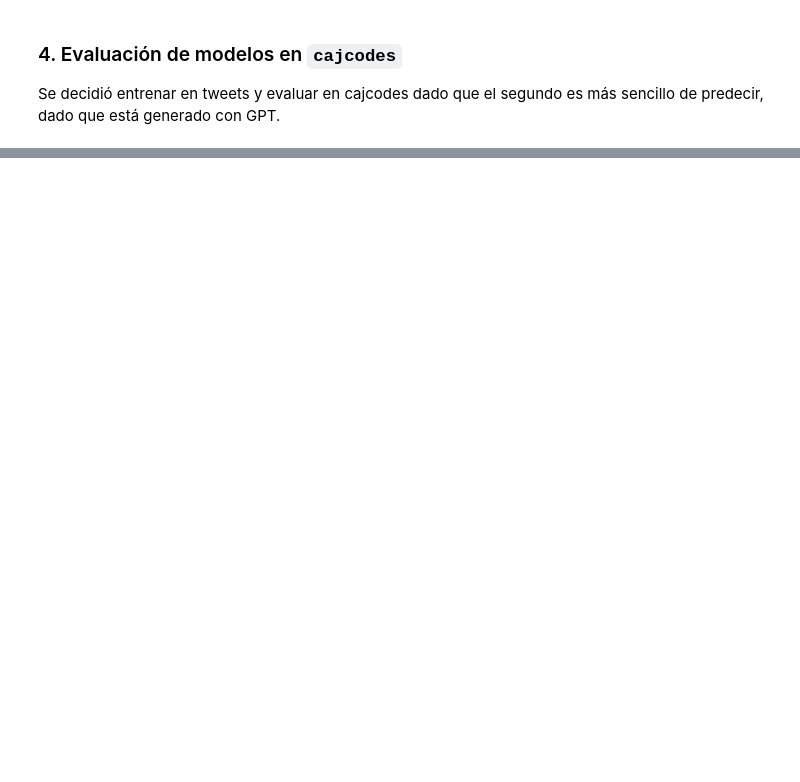
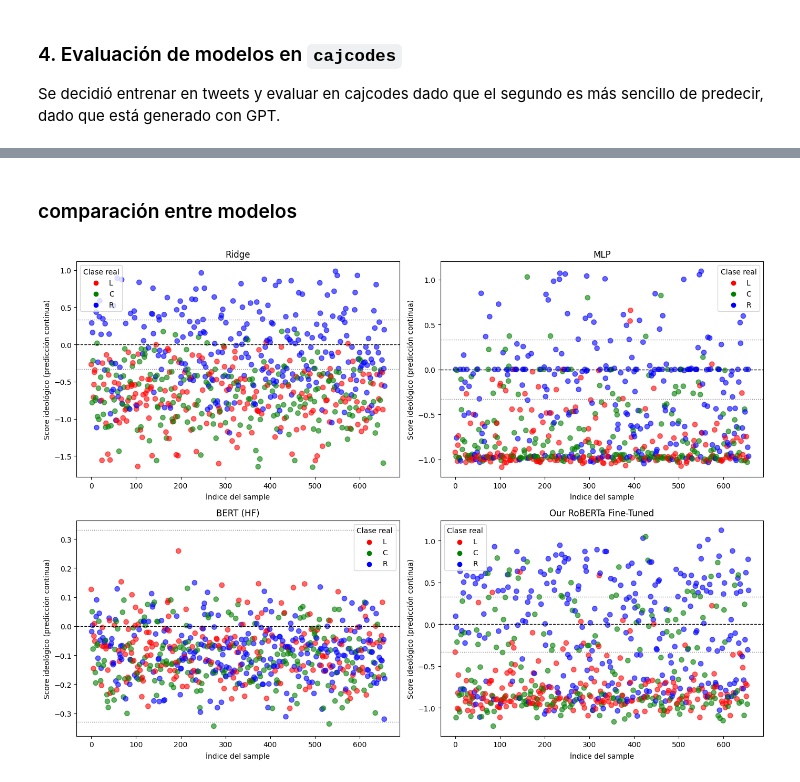
Before and after one commit to Larraguibel/inclinacion_politica, a Jupyter notebook: notebooks/regression.ipynb, the cells around one changed output, grey strips where cells are left out. Cells and saved outputs as stored; diff of their text form; code cells hidden in the pictures; blank space fills up the shorter version.

```diff
--- a/notebooks/regression.ipynb
+++ b/notebooks/regression.ipynb
@@ -308,0 +252,4 @@ weighted avg       0.47      0.45      0.37       657
+# %%
+tokenizer_bert = AutoTokenizer.from_pretrained("bert-base-cased")
+bert_model = AutoModelForSequenceClassification.from_pretrained("bucketresearch/politicalBiasBERT")
+bert_model.eval()
@@ -308,0 +284,14 @@ weighted avg       0.47      0.45      0.37       657
+# %%
+y_true = np.array([label_map[v] for v in cajcodes["label"].values])
+texts = cajcodes["text"].tolist()
+
+y_pred_bert, y_probs = political_score_batch(texts)
+mae_bert = mean_absolute_error(y_true, y_pred_bert)
+r2_bert = r2_score(y_true, y_pred_bert)
+mae_class_bert = mae_por_class(y_true, y_pred_bert)
+
+print("\n=== Pretrained BERT (HF) en cajcodes ===")
+print(f"MAE global: {mae_bert:.4f}")
+print(f"R^2 global: {r2_bert:.4f}\n")
+for cls, mae_cls in mae_class_bert.items():
+    print(f"MAE for class {cls}: {mae_cls}")
@@ -308,0 +322,4 @@ weighted avg       0.47      0.45      0.37       657
+# %%
+tokenizer_roberta, model_roberta = load_lora_regression_model(
+    "roberta-base", "saved_roberta_regression"
+)
@@ -308,0 +329,11 @@ weighted avg       0.47      0.45      0.37       657
+# %%
+y_pred_roberta = predict_batch_values(texts=texts, tokenizer=tokenizer_roberta, model=model_roberta)
+mae_roberta = mean_absolute_error(y_true, y_pred_roberta)
+r2_roberta = r2_score(y_true, y_pred_roberta)
+mae_class_roberta = mae_por_class(y_true, y_pred_roberta)
+
+print("\n=== Pretrained RoBERTa Fine-Tuned en cajcodes ===")
+print(f"MAE global: {mae_roberta:.4f}")
+print(f"R^2 global: {r2_roberta:.4f}\n")
+for cls, mae_cls in mae_class_roberta.items():
+    print(f"MAE for class {cls}: {mae_cls}")
@@ -308,0 +348,13 @@ weighted avg       0.47      0.45      0.37       657
+# %% [markdown]
+### comparación entre modelos
+# %%
+fig, ax = plt.subplots(2, 2, figsize=(14, 10))
+axes = ax.flatten()
+
+plot_1d_predictions(y_caj_pred_ridge, y_caj, ax=axes[0], title="Ridge")
+plot_1d_predictions(y_caj_pred_mlp, y_caj, ax=axes[1], title="MLP")
+plot_1d_predictions(y_pred_bert, y_caj, ax=axes[2], title="BERT (HF)")
+plot_1d_predictions(y_pred_roberta, y_caj, ax=axes[3], title="Our RoBERTa Fine-Tuned")
+plt.tight_layout()
+# %% [output]
+[figure, added]
```
Also changed, not shown: parts of 28 cells of this notebook.
